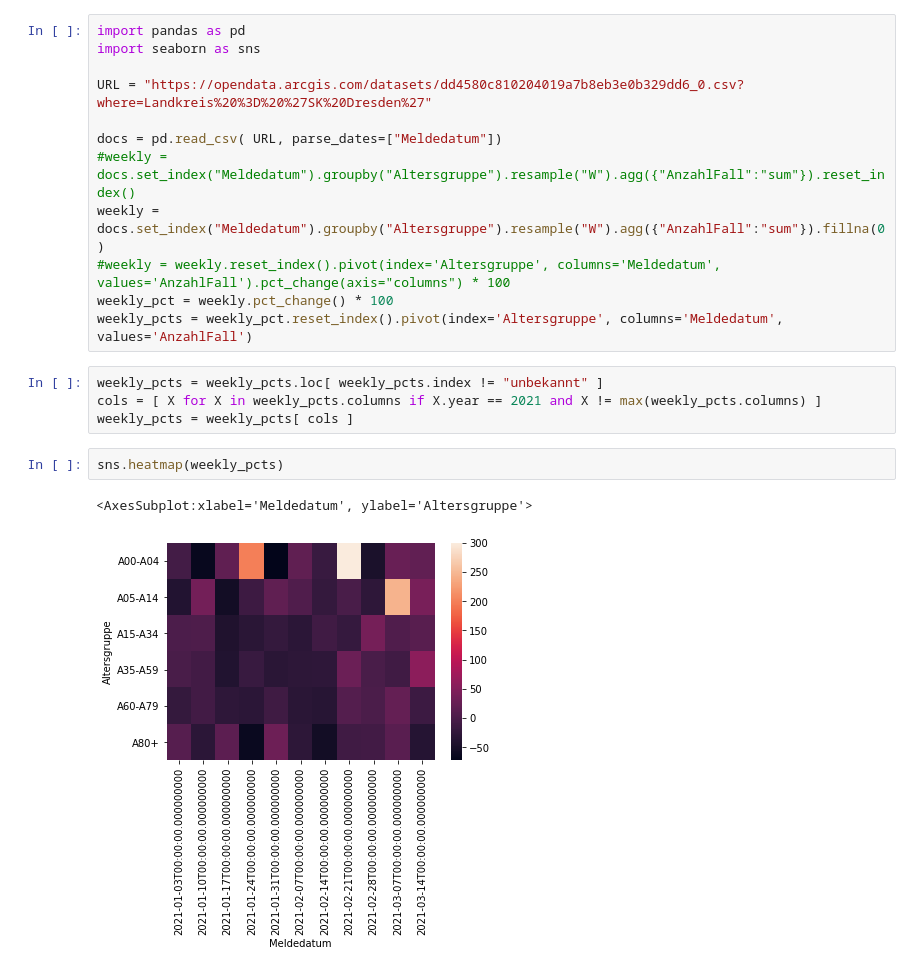
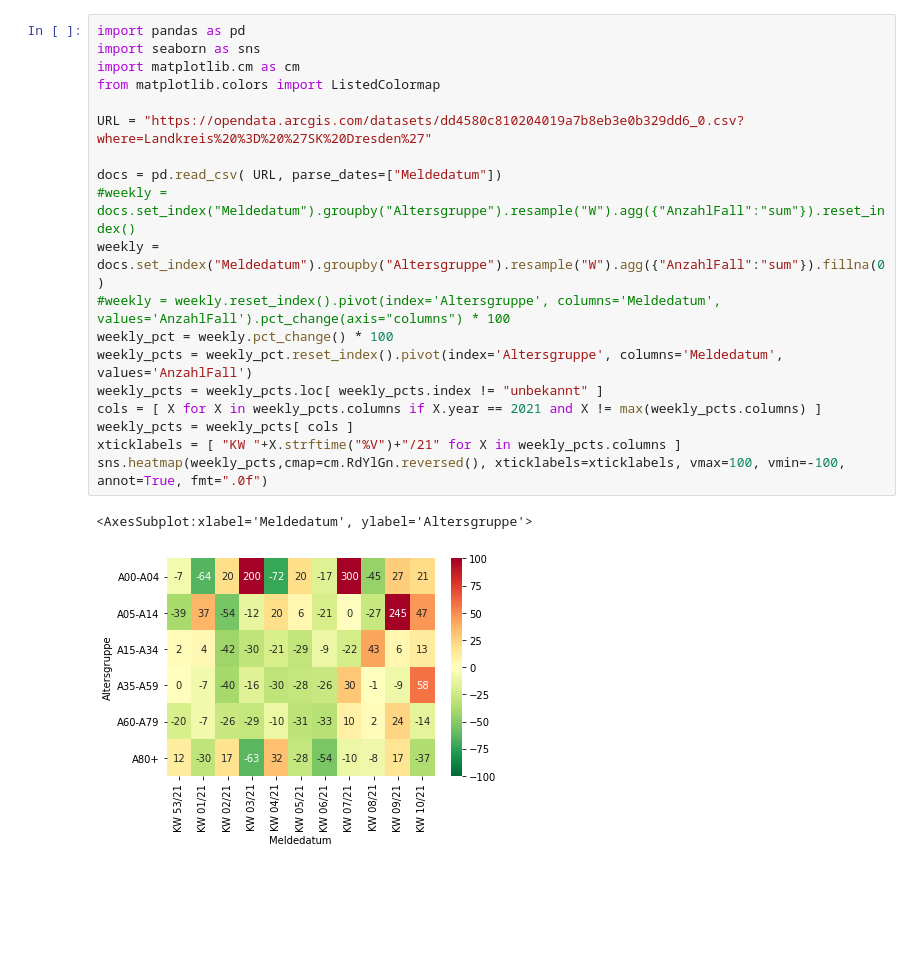
Before and after one commit to mkluge/covid-19, a Jupyter notebook: data/Dresden Altersgruppen.ipynb, the cells around one changed output. Cells and saved outputs as stored; diff of their text form; blank space fills up the shorter version.

```diff
--- a/data/Dresden Altersgruppen.ipynb
+++ b/data/Dresden Altersgruppen.ipynb
@@ -1,21 +1,22 @@
 # %%
 import pandas as pd
 import seaborn as sns
+import matplotlib.cm as cm
+from matplotlib.colors import ListedColormap
 
 URL = "https://opendata.arcgis.com/datasets/dd4580c810204019a7b8eb3e0b329dd6_0.csv?where=Landkreis%20%3D%20%27SK%20Dresden%27"
 
 docs = pd.read_csv( URL, parse_dates=["Meldedatum"])
 #weekly = docs.set_index("Meldedatum").groupby("Altersgruppe").resample("W").agg({"AnzahlFall":"sum"}).reset_index()
 weekly = docs.set_index("Meldedatum").groupby("Altersgruppe").resample("W").agg({"AnzahlFall":"sum"}).fillna(0)
 #weekly = weekly.reset_index().pivot(index='Altersgruppe', columns='Meldedatum', values='AnzahlFall').pct_change(axis="columns") * 100
 weekly_pct = weekly.pct_change() * 100
 weekly_pcts = weekly_pct.reset_index().pivot(index='Altersgruppe', columns='Meldedatum', values='AnzahlFall')
+weekly_pcts = weekly_pcts.loc[ weekly_pcts.index != "unbekannt" ]
+cols = [ X for X in weekly_pcts.columns if X.year == 2021 and X != max(weekly_pcts.columns) ]
+weekly_pcts = weekly_pcts[ cols ]
+xticklabels = [ "KW "+X.strftime("%V")+"/21" for X in weekly_pcts.columns ]
+sns.heatmap(weekly_pcts,cmap=cm.RdYlGn.reversed(), xticklabels=xticklabels, vmax=100, vmin=-100, annot=True, fmt=".0f")
+# %% [output]
+<AxesSubplot:xlabel='Meldedatum', ylabel='Altersgruppe'>
+[figure, added]
-# %%
-weekly_pcts = weekly_pcts.loc[ weekly_pcts.index != "unbekannt" ]
-cols = [ X for X in weekly_pcts.columns if X.year == 2021 and X != max(weekly_pcts.columns) ]
-weekly_pcts = weekly_pcts[ cols ]
-# %%
-sns.heatmap(weekly_pcts)
-# %% [output]
-<AxesSubplot:xlabel='Meldedatum', ylabel='Altersgruppe'>
-[figure, removed]
```
